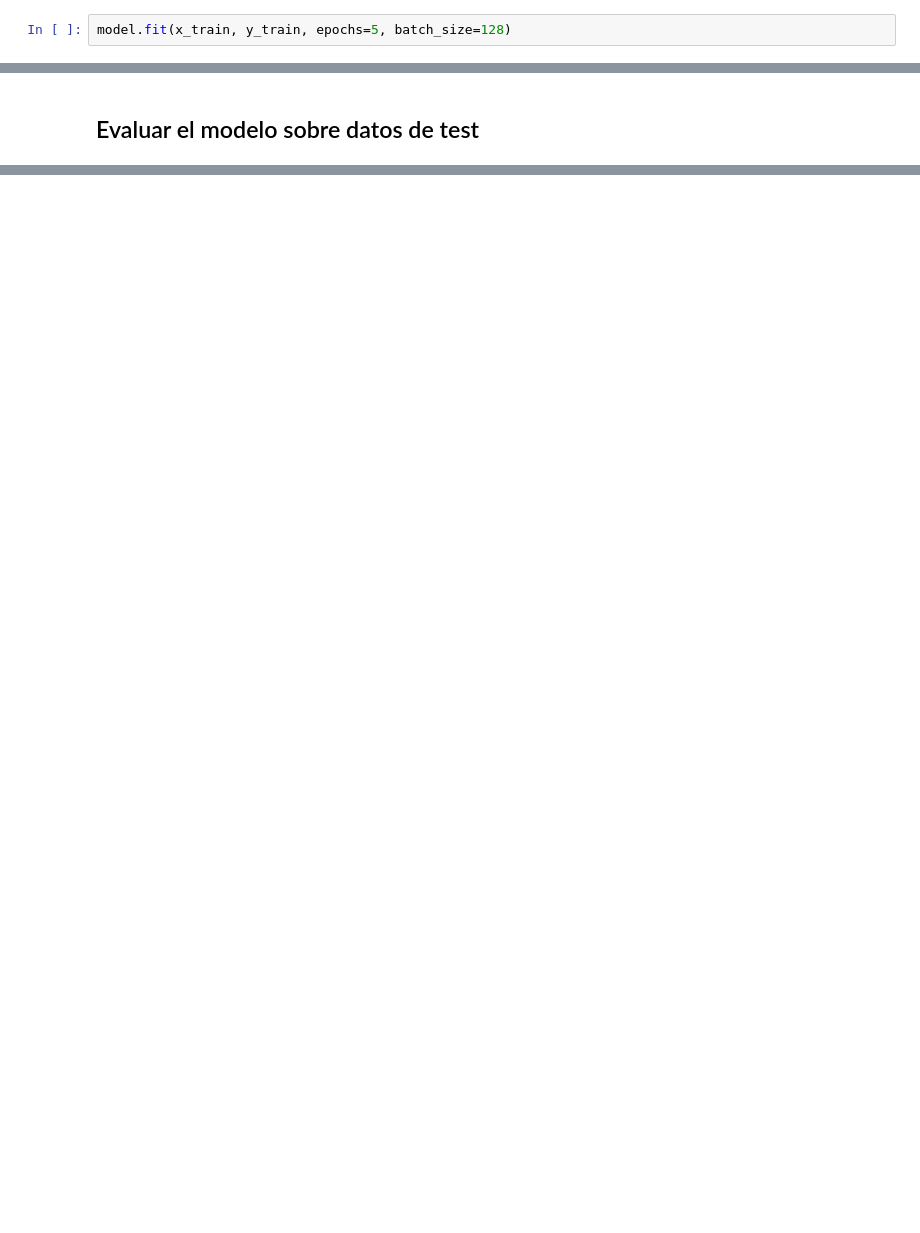
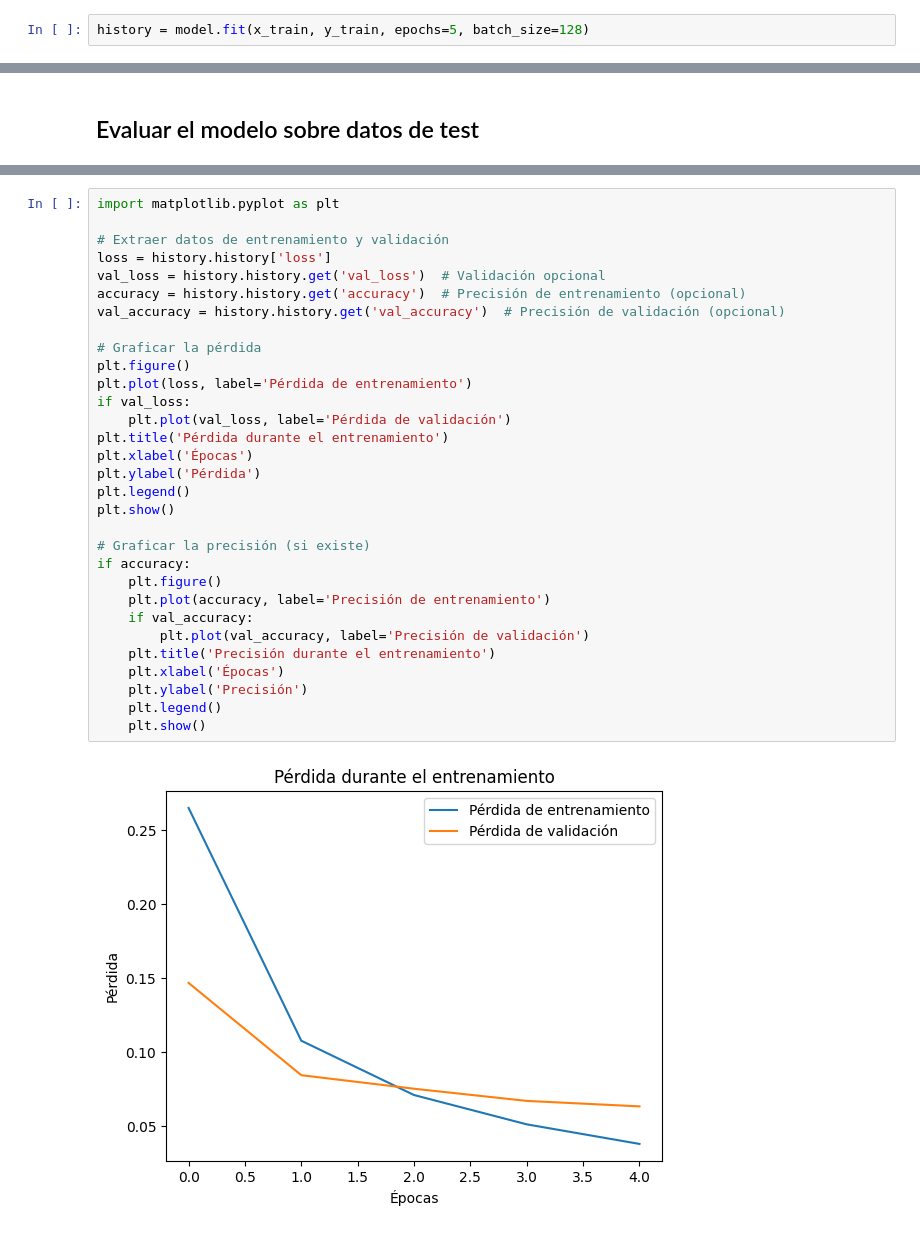
Before and after one commit to jlavilaj/MasterER, a Jupyter notebook: CuadernosJupyter/primera_red_neuronal_con_Keras.ipynb, the cells around one changed output, grey strips where cells are left out. Saved outputs shown, nothing was run; the diff lists cells and outputs as text; blank space fills up the shorter version.

```diff
--- a/CuadernosJupyter/primera_red_neuronal_con_Keras.ipynb
+++ b/CuadernosJupyter/primera_red_neuronal_con_Keras.ipynb
@@ -81,6 +81,6 @@ array([0., 0., 0., 0., 0., 1., 0., 0., 0., 0.], dtype=float32)
 # %% [markdown]
 ## Entrenar  el modelo
 # %%
-model.fit(x_train, y_train, epochs=5, batch_size=128)
+history = model.fit(x_train, y_train, epochs=5, batch_size=128)
 # %% [output]
 Epoch 1/5
@@ -103,0 +103,33 @@ model.evaluate(x_test,y_test)
+# %%
+import matplotlib.pyplot as plt
+
+# Extraer datos de entrenamiento y validación
+loss = history.history['loss']
+val_loss = history.history.get('val_loss')  # Validación opcional
+accuracy = history.history.get('accuracy')  # Precisión de entrenamiento (opcional)
+val_accuracy = history.history.get('val_accuracy')  # Precisión de validación (opcional)
+
+# Graficar la pérdida
+plt.figure()
+plt.plot(loss, label='Pérdida de entrenamiento')
+if val_loss:
+    plt.plot(val_loss, label='Pérdida de validación')
+plt.title('Pérdida durante el entrenamiento')
+plt.xlabel('Épocas')
+plt.ylabel('Pérdida')
+plt.legend()
+plt.show()
+
+# Graficar la precisión (si existe)
+if accuracy:
+    plt.figure()
+    plt.plot(accuracy, label='Precisión de entrenamiento')
+    if val_accuracy:
+        plt.plot(val_accuracy, label='Precisión de validación')
+    plt.title('Precisión durante el entrenamiento')
+    plt.xlabel('Épocas')
+    plt.ylabel('Precisión')
+    plt.legend()
+    plt.show()
+# %% [output]
+[figure, added]
```
Also changed, not shown: parts of 7 cells of this notebook.
